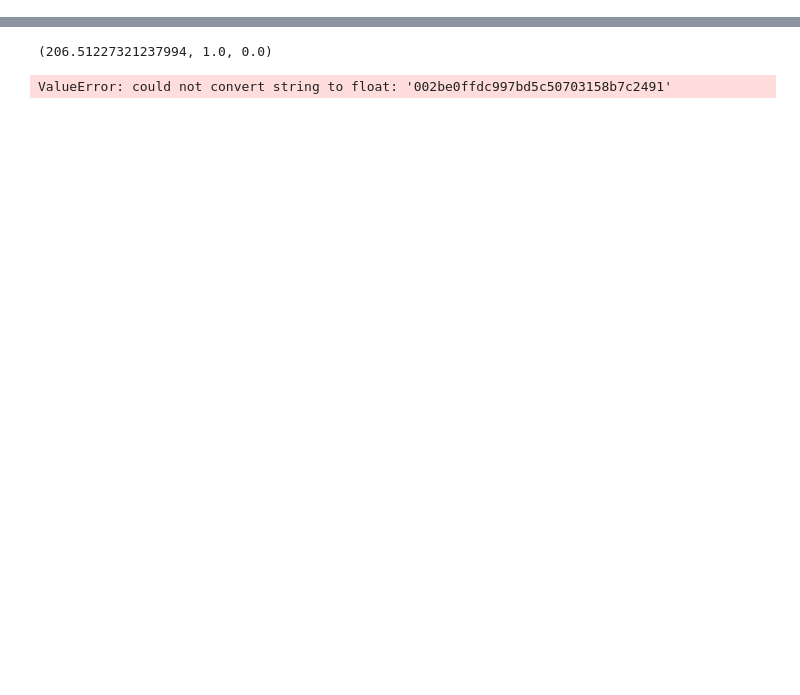
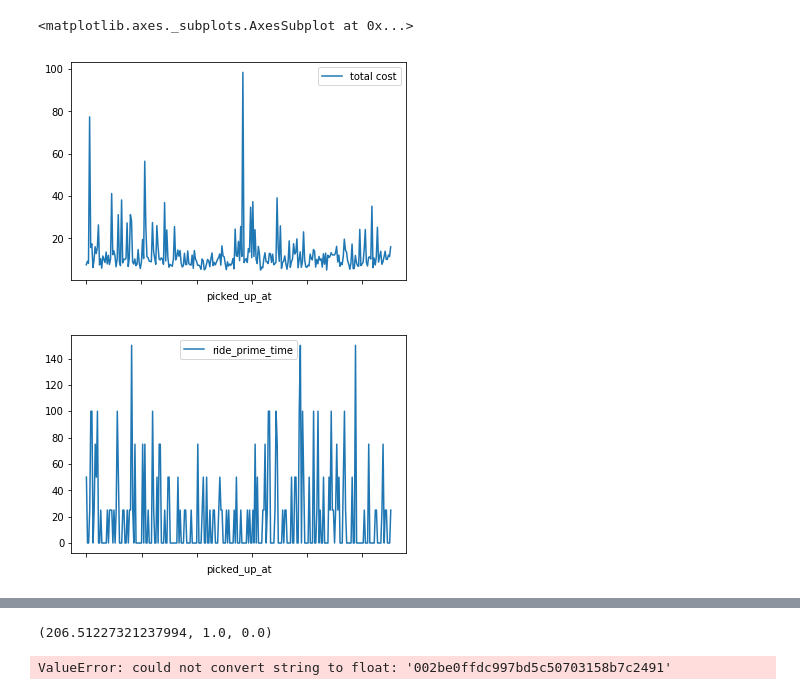
Before and after one commit to SallyPoon/LyftDS, a Jupyter notebook: Lyft DS.ipynb, the cells around one changed output, grey strips where cells are left out. Drawn from its saved outputs; the diff is of its cells as text; code cells hidden in the pictures; blank space fills up the shorter version.

Commit message:
Made samples using data to see relationships

```diff
--- a/Lyft DS.ipynb
+++ b/Lyft DS.ipynb
@@ -30,0 +10,4 @@ rider
+# %%
+pivot_timestamps = timestamps.pivot(index='ride_id', columns='event', values='timestamp')
+pivot_timestamps.reset_index(level=0, inplace=True)
+pivot_timestamps
@@ -45,2 +49,5 @@ rider['total cost'] = rider['total cost'].apply(lambda x: x if x >= 5 else 5)
 # %%
 drive = rider.drop(['ride_id', 'ride_distance', 'ride_duration',], axis = 1)
+# %%
+combined_timestamps = pd.merge(rider,pivot_timestamps,on = 'ride_id', how = 'inner')
+combined_timestamps
@@ -46,0 +73,10 @@ drive = rider.drop(['ride_id', 'ride_distance', 'ride_duration',], axis = 1)
+# %%
+sample1 = combined_timestamps[combined_timestamps['driver_id'] == '002be0ffdc997bd5c50703158b7c2491']
+sample2 = combined_timestamps[combined_timestamps['driver_id'] == 'ffff51a71f2f185ec5e97d59dbcd7a78']
+# %%
+sample1.plot.line(x = 'picked_up_at', y = 'total cost')
+sample1.plot.line(x = 'picked_up_at', y = 'ride_prime_time')
+# %% [output]
+<matplotlib.axes._subplots.AxesSubplot at 0x...>
+[figure, added]
+[figure, added]
```
Also changed, not shown: parts of 6 cells of this notebook, 1 other file.
